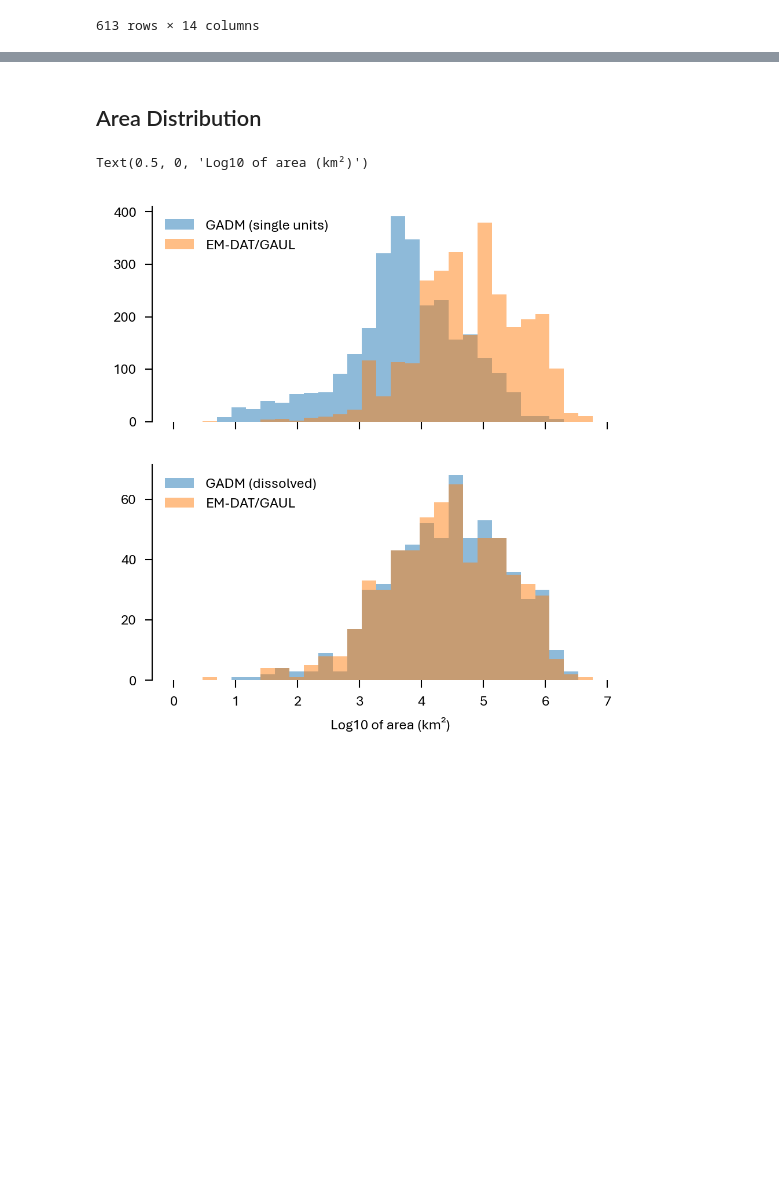
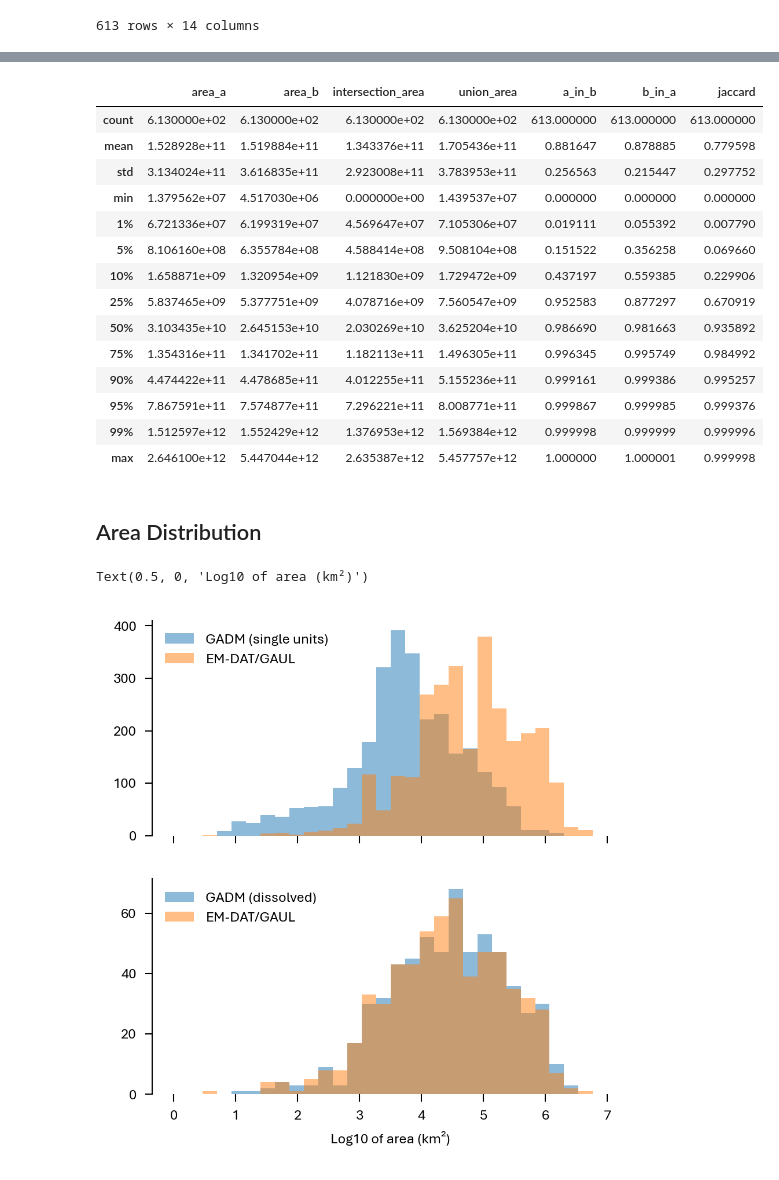
Before and after one commit to em-dat/emdat_geocoding, a Jupyter notebook: example_figures.ipynb, the cells around one changed output, grey strips where cells are left out. Saved outputs shown, nothing was run; the diff lists cells and outputs as text; code cells hidden in the pictures; blank space fills up the shorter version.

```diff
--- a/example_figures.ipynb
+++ b/example_figures.ipynb
@@ -103,3 +103,21 @@ df_dissolved
+# %%
+df_dissolved.describe(percentiles=[.01,.05,.1,.25,.5,.75,.9,.95,.99])
+# %% [output]
+|  | area_a | area_b | intersection_area | union_area | a_in_b | b_in_a | jaccard |
+| count | 6.130000e+02 | 6.130000e+02 | 6.130000e+02 | 6.130000e+02 | 613.000000 | 613.000000 | 613.000000 |
+| mean | 1.528928e+11 | 1.519884e+11 | 1.343376e+11 | 1.705436e+11 | 0.881647 | 0.878885 | 0.779598 |
+| std | 3.134024e+11 | 3.616835e+11 | 2.923008e+11 | 3.783953e+11 | 0.256563 | 0.215447 | 0.297752 |
+| min | 1.379562e+07 | 4.517030e+06 | 0.000000e+00 | 1.439537e+07 | 0.000000 | 0.000000 | 0.000000 |
+| 1% | 6.721336e+07 | 6.199319e+07 | 4.569647e+07 | 7.105306e+07 | 0.019111 | 0.055392 | 0.007790 |
+| 5% | 8.106160e+08 | 6.355784e+08 | 4.588414e+08 | 9.508104e+08 | 0.151522 | 0.356258 | 0.069660 |
+| 10% | 1.658871e+09 | 1.320954e+09 | 1.121830e+09 | 1.729472e+09 | 0.437197 | 0.559385 | 0.229906 |
+| 25% | 5.837465e+09 | 5.377751e+09 | 4.078716e+09 | 7.560547e+09 | 0.952583 | 0.877297 | 0.670919 |
+| 50% | 3.103435e+10 | 2.645153e+10 | 2.030269e+10 | 3.625204e+10 | 0.986690 | 0.981663 | 0.935892 |
+| 75% | 1.354316e+11 | 1.341702e+11 | 1.182113e+11 | 1.496305e+11 | 0.996345 | 0.995749 | 0.984992 |
+| 90% | 4.474422e+11 | 4.478685e+11 | 4.012255e+11 | 5.155236e+11 | 0.999161 | 0.999386 | 0.995257 |
+| 95% | 7.867591e+11 | 7.574877e+11 | 7.296221e+11 | 8.008771e+11 | 0.999867 | 0.999985 | 0.999376 |
+| 99% | 1.512597e+12 | 1.552429e+12 | 1.376953e+12 | 1.569384e+12 | 0.999998 | 0.999999 | 0.999996 |
+| max | 2.646100e+12 | 5.447044e+12 | 2.635387e+12 | 5.457757e+12 | 1.000000 | 1.000001 | 0.999998 |
 # %% [markdown]
 ## Area Distribution
 # %%
```
Also changed, not shown: parts of 2 cells of this notebook.
